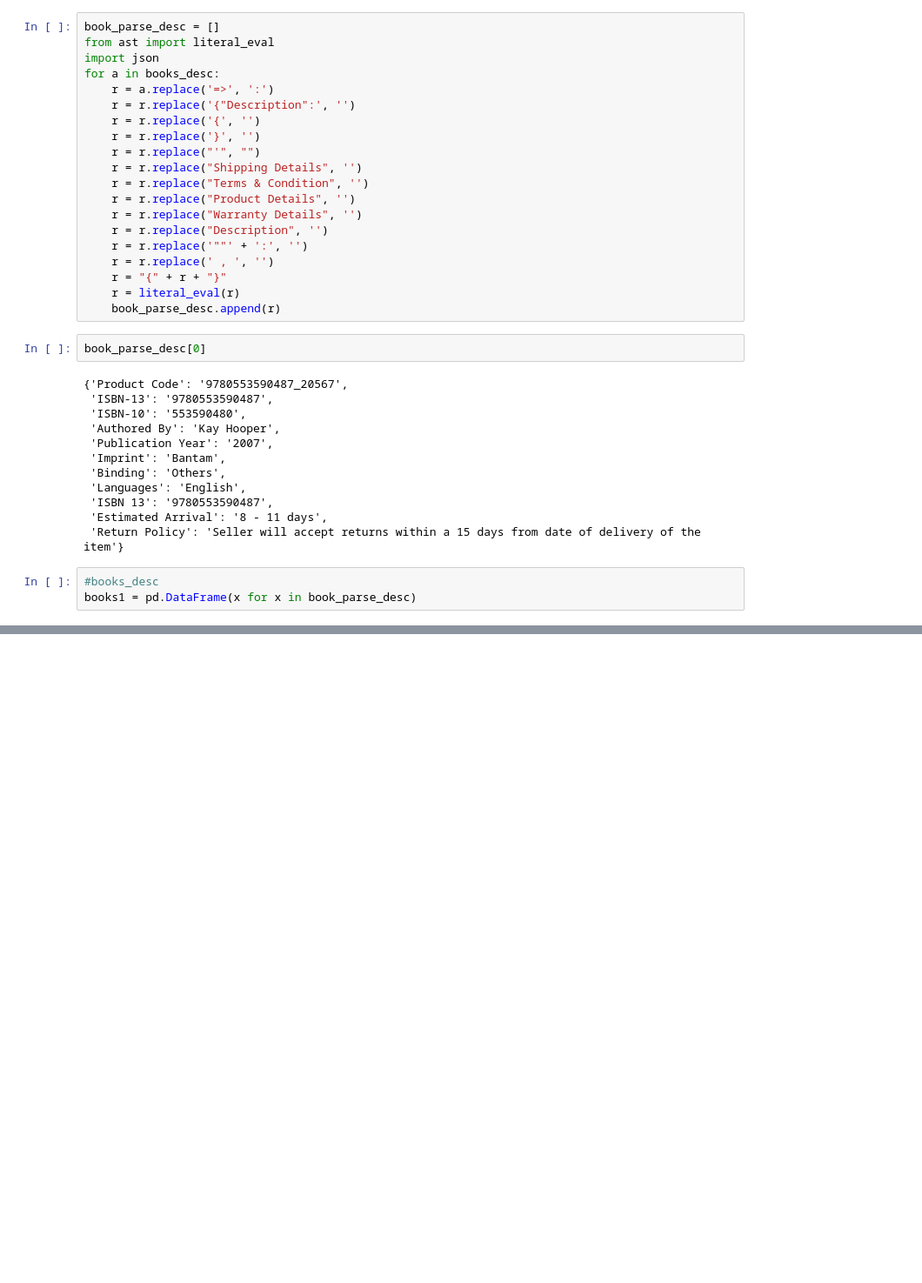
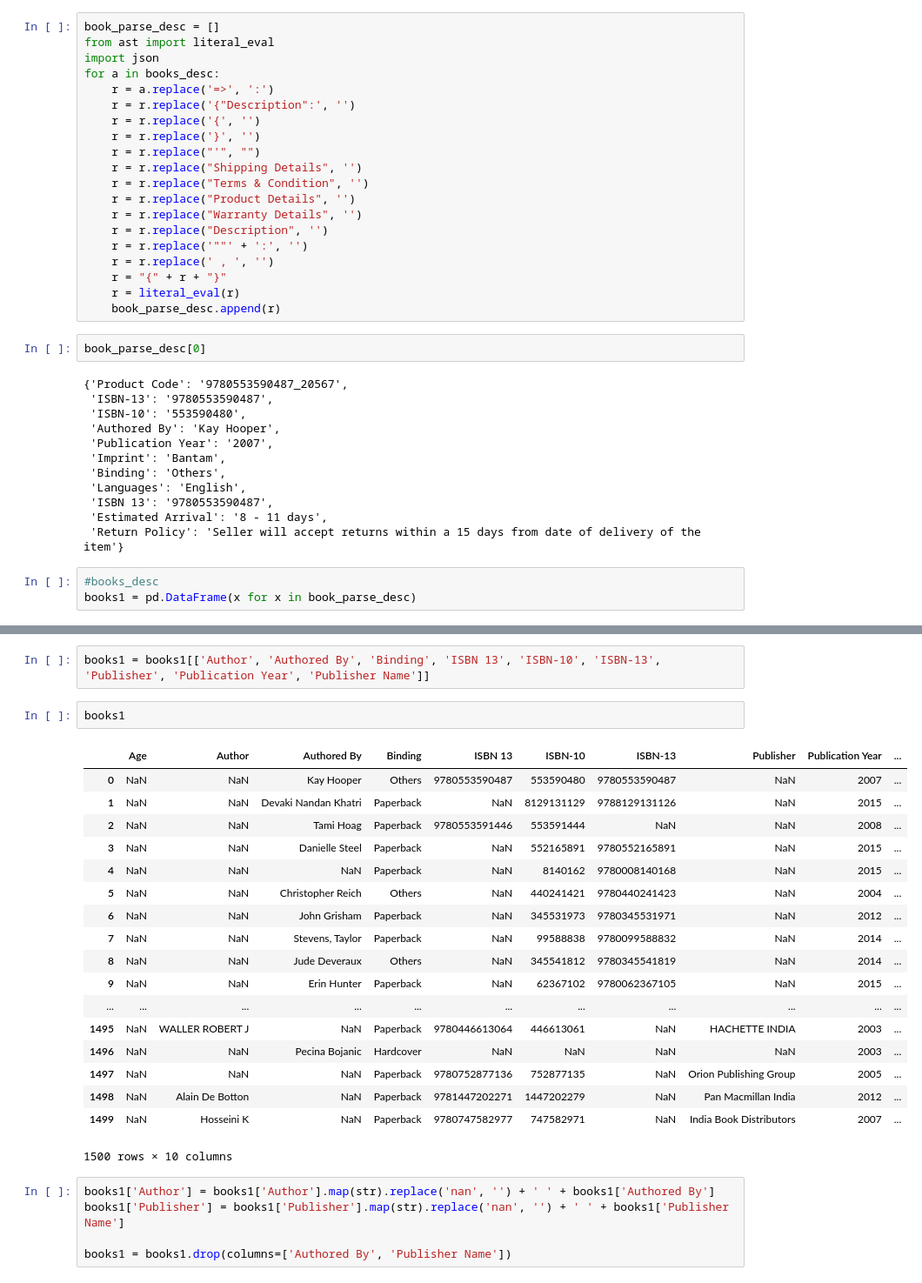
Before and after one commit to hongson6/Analysis-on-Best-Selling-Books-in-India, a Jupyter notebook: Final Project.ipynb, the cells around one changed output, grey strips where cells are left out. Shown: that part at 87% size. Saved outputs shown, nothing was run; the diff lists cells and outputs as text; blank space fills up the shorter version.

```diff
--- a/Final Project.ipynb
+++ b/Final Project.ipynb
@@ -51,3 +64,31 @@ books1 = pd.DataFrame(x for x in book_parse_desc)
+# %%
+books1 = books1[['Author', 'Authored By', 'Binding', 'ISBN 13', 'ISBN-10', 'ISBN-13', 'Publisher', 'Publication Year', 'Publisher Name']]
+# %%
+books1
+# %% [output]
+|  | Age | Author | Authored By | Binding | ISBN 13 | ISBN-10 | ISBN-13 | Publisher | Publication Year | ... |
+| 0 | NaN | NaN | Kay Hooper | Others | 9780553590487 | 553590480 | 9780553590487 | NaN | 2007 | ... |
+| 1 | NaN | NaN | Devaki Nandan Khatri | Paperback | NaN | 8129131129 | 9788129131126 | NaN | 2015 | ... |
+| 2 | NaN | NaN | Tami Hoag | Paperback | 9780553591446 | 553591444 | NaN | NaN | 2008 | ... |
+| 3 | NaN | NaN | Danielle Steel | Paperback | NaN | 552165891 | 9780552165891 | NaN | 2015 | ... |
+| 4 | NaN | NaN | NaN | Paperback | NaN | 8140162 | 9780008140168 | NaN | 2015 | ... |
+| 5 | NaN | NaN | Christopher Reich | Others | NaN | 440241421 | 9780440241423 | NaN | 2004 | ... |
+| 6 | NaN | NaN | John Grisham | Paperback | NaN | 345531973 | 9780345531971 | NaN | 2012 | ... |
+| 7 | NaN | NaN | Stevens, Taylor | Paperback | NaN | 99588838 | 9780099588832 | NaN | 2014 | ... |
+| 8 | NaN | NaN | Jude Deveraux | Others | NaN | 345541812 | 9780345541819 | NaN | 2014 | ... |
+| 9 | NaN | NaN | Erin Hunter | Paperback | NaN | 62367102 | 9780062367105 | NaN | 2015 | ... |
+| ... | ... | ... | ... | ... | ... | ... | ... | ... | ... | ... |
+| 1495 | NaN | WALLER ROBERT J | NaN | Paperback | 9780446613064 | 446613061 | NaN | HACHETTE INDIA | 2003 | ... |
+| 1496 | NaN | NaN | Pecina Bojanic | Hardcover | NaN | NaN | NaN | NaN | 2003 | ... |
+| 1497 | NaN | NaN | NaN | Paperback | 9780752877136 | 752877135 | NaN | Orion Publishing Group | 2005 | ... |
+| 1498 | NaN | Alain De Botton | NaN | Paperback | 9781447202271 | 1447202279 | NaN | Pan Macmillan India | 2012 | ... |
+| 1499 | NaN | Hosseini K | NaN | Paperback | 9780747582977 | 747582971 | NaN | India Book Distributors | 2007 | ... |
+1500 rows × 10 columns
+# %%
+books1['Author'] = books1['Author'].map(str).replace('nan', '') + ' ' + books1['Authored By']
+books1['Publisher'] = books1['Publisher'].map(str).replace('nan', '') + ' ' + books1['Publisher Name']
+
+books1 = books1.drop(columns=['Authored By', 'Publisher Name'])
 # %%
 books1.head()
 # %% [output]
```
Also changed, not shown: parts of 3 cells of this notebook.
